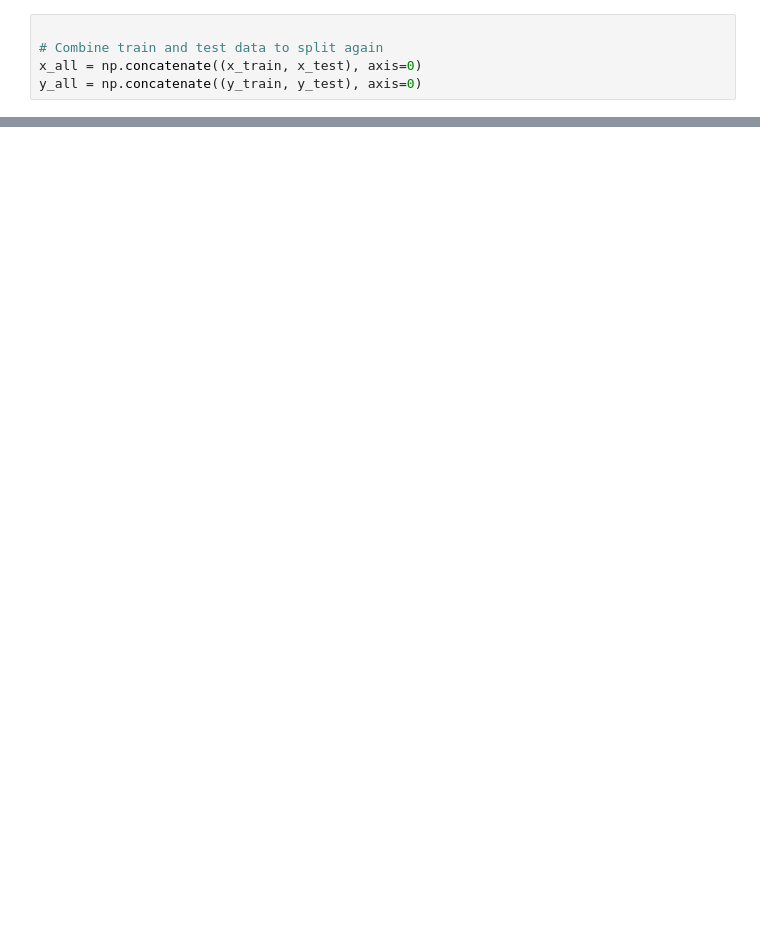
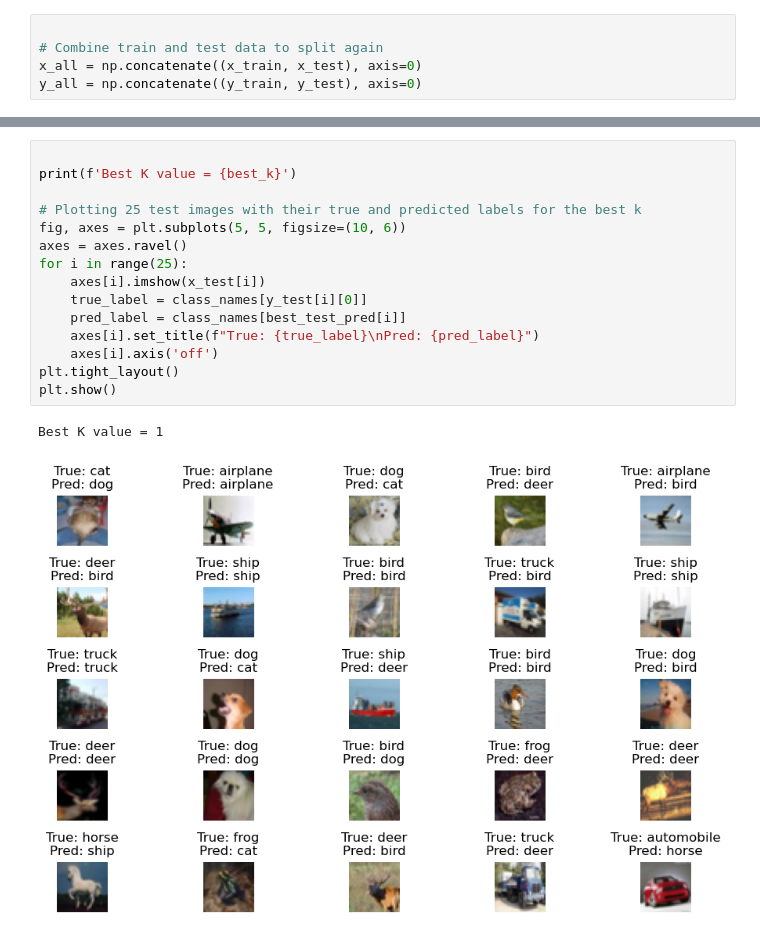
Before and after one commit to dssikdar/ClassifIm, a Jupyter notebook: KNN/knn_cifar10.ipynb, the cells around one changed output, grey strips where cells are left out. Drawn from its saved outputs; the diff is of its cells as text; blank space fills up the shorter version.

```diff
--- a/KNN/knn_cifar10.ipynb
+++ b/KNN/knn_cifar10.ipynb
@@ -49,2 +92,20 @@ Test Accuracy: 0.3293
+# %%
+
+print(f'Best K value = {best_k}')
+
+# Plotting 25 test images with their true and predicted labels for the best k
+fig, axes = plt.subplots(5, 5, figsize=(10, 6))
+axes = axes.ravel()
+for i in range(25):
+    axes[i].imshow(x_test[i])
+    true_label = class_names[y_test[i][0]]
+    pred_label = class_names[best_test_pred[i]]
+    axes[i].set_title(f"True: {true_label}\nPred: {pred_label}")
+    axes[i].axis('off')
+plt.tight_layout()
+plt.show()
+# %% [output]
+Best K value = 1
+[figure, added]
 # %%
 
```
Also changed, not shown: parts of 16 cells of this notebook.
